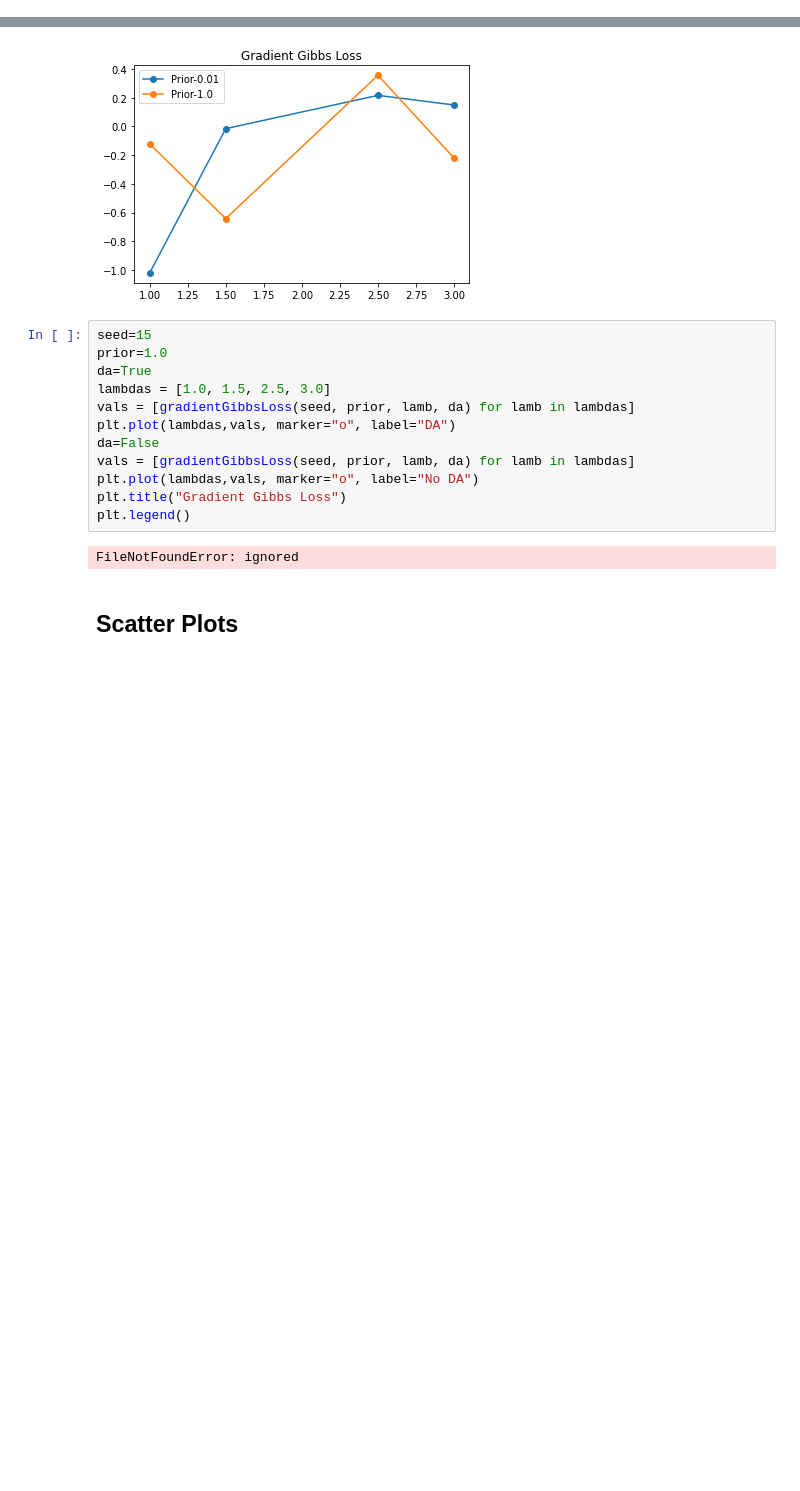
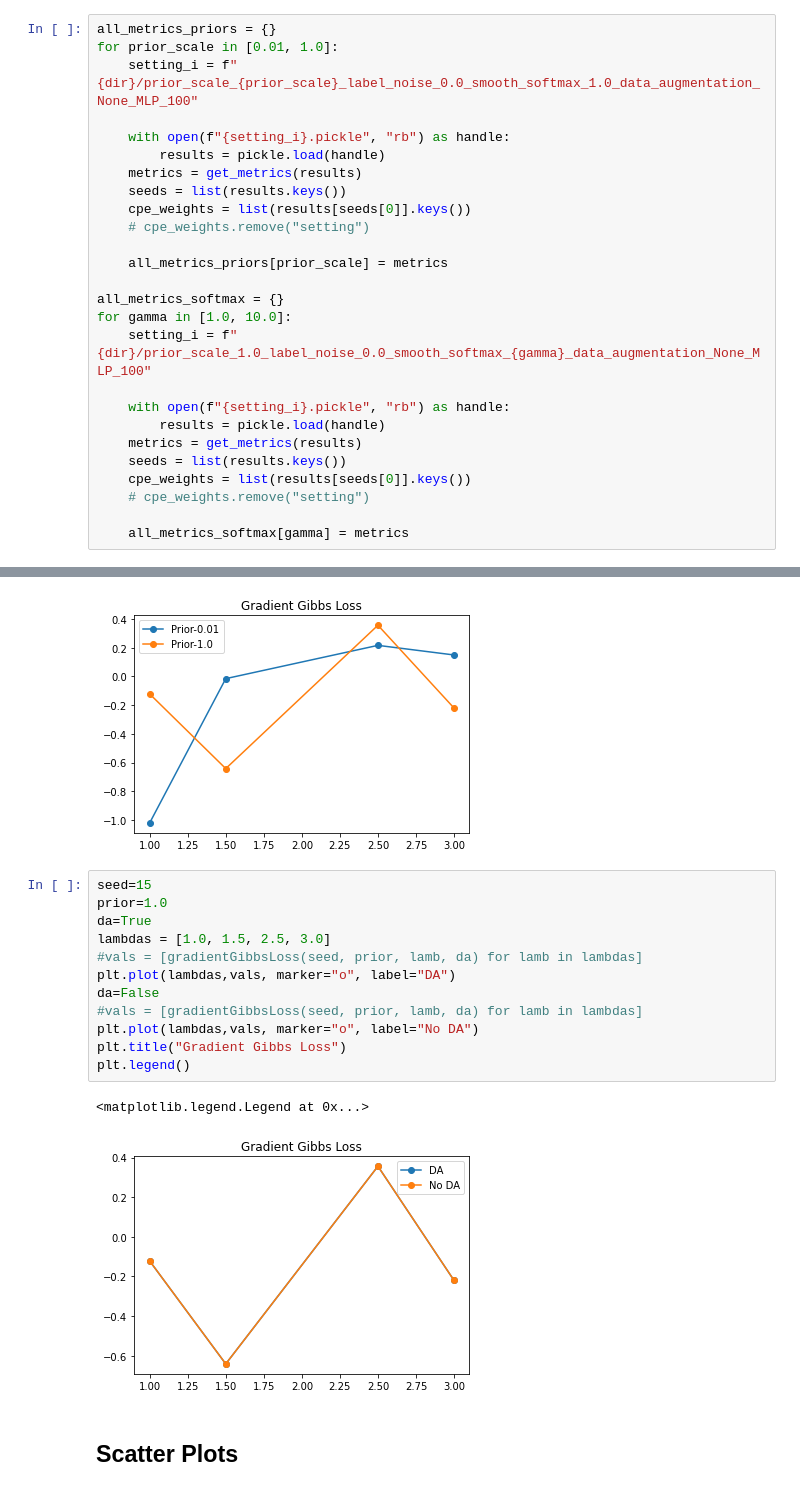
Before and after one commit to pyijiezhang/cold-posteriors-and-pacbayes, a Jupyter notebook: results/bnn_classification_mfvi/results_vi_nn_classification_andres.ipynb, the cells around one changed output, grey strips where cells are left out. Saved outputs shown, nothing was run; the diff lists cells and outputs as text; blank space fills up the shorter version.

```diff
--- a/results/bnn_classification_mfvi/results_vi_nn_classification_andres.ipynb
+++ b/results/bnn_classification_mfvi/results_vi_nn_classification_andres.ipynb
@@ -515,0 +520,26 @@ plt.show()
+# %%
+all_metrics_priors = {}
+for prior_scale in [0.01, 1.0]:
+    setting_i = f"{dir}/prior_scale_{prior_scale}_label_noise_0.0_smooth_softmax_1.0_data_augmentation_None_MLP_100"
+
+    with open(f"{setting_i}.pickle", "rb") as handle:
+        results = pickle.load(handle)
+    metrics = get_metrics(results)
+    seeds = list(results.keys())
+    cpe_weights = list(results[seeds[0]].keys())
+    # cpe_weights.remove("setting")
+
+    all_metrics_priors[prior_scale] = metrics
+
+all_metrics_softmax = {}
+for gamma in [1.0, 10.0]:
+    setting_i = f"{dir}/prior_scale_1.0_label_noise_0.0_smooth_softmax_{gamma}_data_augmentation_None_MLP_100"
+
+    with open(f"{setting_i}.pickle", "rb") as handle:
+        results = pickle.load(handle)
+    metrics = get_metrics(results)
+    seeds = list(results.keys())
+    cpe_weights = list(results[seeds[0]].keys())
+    # cpe_weights.remove("setting")
+
+    all_metrics_softmax[gamma] = metrics
@@ -635,17 +711,18 @@ plt.legend()
 # %%
 seed=15
 prior=1.0
 da=True
 lambdas = [1.0, 1.5, 2.5, 3.0]
-vals = [gradientGibbsLoss(seed, prior, lamb, da) for lamb in lambdas]
+#vals = [gradientGibbsLoss(seed, prior, lamb, da) for lamb in lambdas]
 plt.plot(lambdas,vals, marker="o", label="DA")
 da=False
-vals = [gradientGibbsLoss(seed, prior, lamb, da) for lamb in lambdas]
+#vals = [gradientGibbsLoss(seed, prior, lamb, da) for lamb in lambdas]
 plt.plot(lambdas,vals, marker="o", label="No DA")
 plt.title("Gradient Gibbs Loss")
 plt.legend()
 # %% [output]
-FileNotFoundError: ignored
+<matplotlib.legend.Legend at 0x...>
+[figure, added]
 # %% [markdown]
 ## Scatter Plots
 # %%
```
Also changed, not shown: parts of 10 cells of this notebook.
